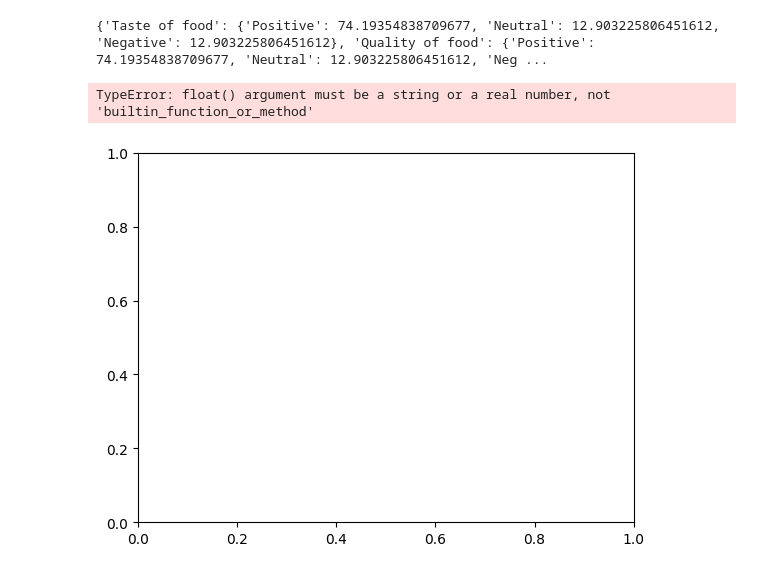
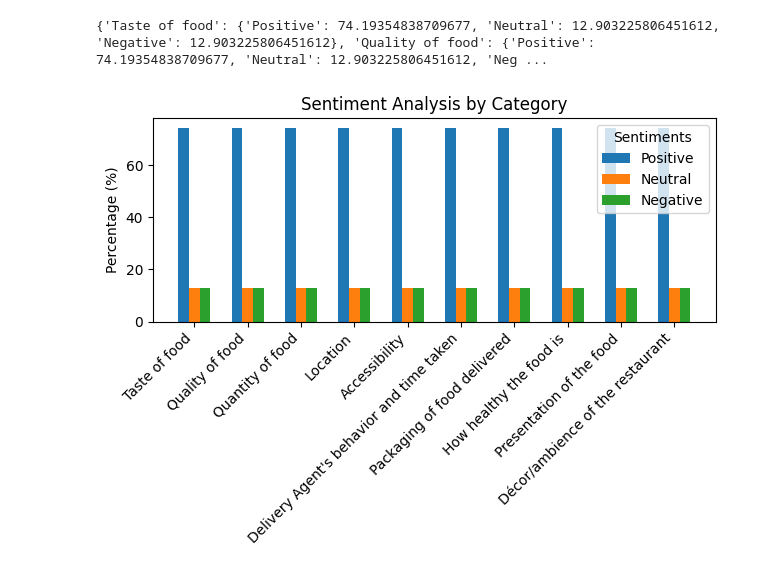
Before and after one commit to Annarhysa/Insighter, a Jupyter notebook: report.ipynb, the cells around one changed output. Saved outputs shown, nothing was run; the diff lists cells and outputs as text; code cells hidden in the pictures.

Commit message:
Created a function to plot

```diff
--- a/report.ipynb
+++ b/report.ipynb
@@ -95,9 +95,33 @@ for criterion, sentiment_counts in results.items():
 print(plot_dict)
 # %% [output]
 {'Taste of food': {'Positive': 74.19354838709677, 'Neutral': 12.903225806451612, 'Negative': 12.903225806451612}, 'Quality of food': {'Positive': 74.19354838709677, 'Neutral': 12.903225806451612, 'Neg ...
-# %%
-import matplotlib.pyplot as plt
-plt.plot(plot_dict.keys, plot_dict.values)
-# %% [output]
-TypeError: float() argument must be a string or a real number, not 'builtin_function_or_method'
-[figure, removed]
+# %%
+import matplotlib.pyplot as plt
+import numpy as np
+
+def plotting(plot_dict):
+    categories = list(plot_dict.keys())
+    sentiments = ['Positive', 'Neutral', 'Negative']
+    num_categories = len(categories)
+    width = 0.2
+
+    fig, ax = plt.subplots()
+
+    for i, sentiment in enumerate(sentiments):
+        x = np.arange(len(categories)) + i * width
+        y = [plot_dict[category][sentiment] for category in categories]
+        ax.bar(x, y, width, label=sentiment)
+
+    ax.set_ylabel('Percentage (%)')
+    ax.set_title('Sentiment Analysis by Category')
+    ax.set_xticks(np.arange(len(categories)) + width * (len(sentiments) - 1) / 2)
+    ax.set_xticklabels(categories, rotation=45, ha='right')  # Corrected x-axis tick labels
+    ax.legend(title='Sentiments')
+
+    plt.tight_layout()
+    plt.show()
+    plt.show()
+# %%
+plotting(plot_dict)
+# %% [output]
+[figure, added]
```
